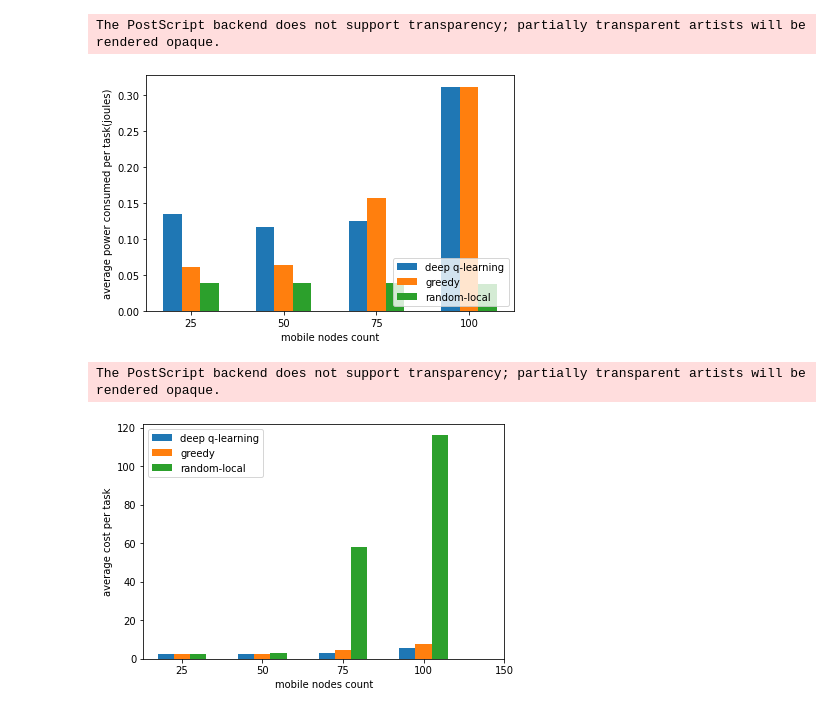
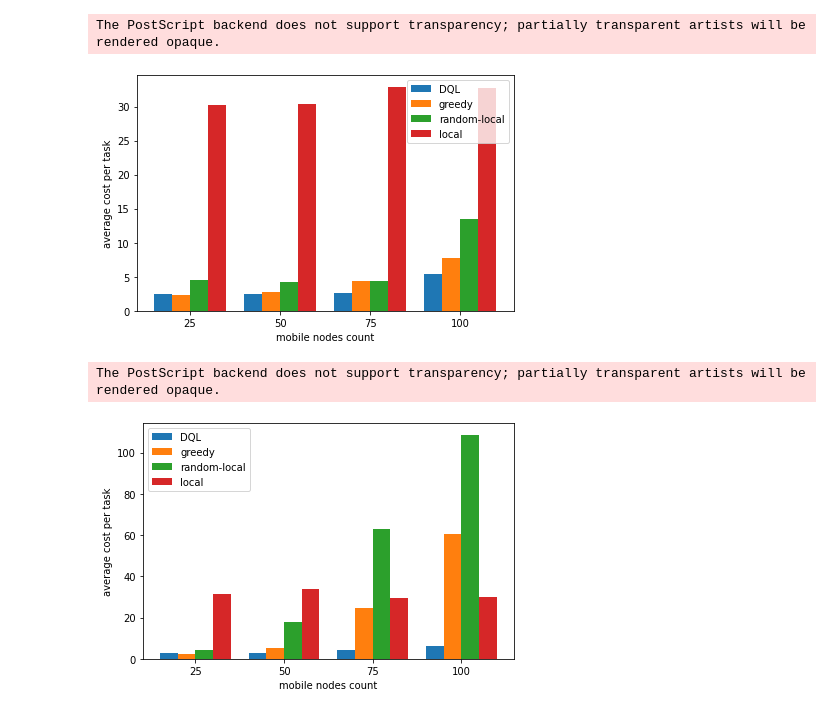
Before and after one commit to ahmadzendebudi/edge_simulation1, a Jupyter notebook: plots.ipynb, the cells around one changed output. Saved outputs shown, nothing was run; the diff lists cells and outputs as text; code cells hidden in the pictures.

```diff
--- a/plots.ipynb
+++ b/plots.ipynb
@@ -202,0 +535,30 @@ The PostScript backend does not support transparency; partially transparent arti
+# %%
+variable_conditions_method = {
+    "DQL": (df["mobile_selector"] == "dql_remote") & (df["edge_selector"] == "dql_remote") & (df["boxworld_centered_mobile_nodes"] == True),
+    "greedy": (df["mobile_selector"] == "greedy") & (df["edge_selector"] == "greedy") & (df["boxworld_centered_mobile_nodes"] == True),
+    "random-local": (df["mobile_selector"] == "random") & (df["edge_selector"] == "local") & (df["boxworld_centered_mobile_nodes"] == True),
+    "local": (df["mobile_selector"] == "local") & (df["edge_selector"] == "local") & (df["boxworld_centered_mobile_nodes"] == True),
+    "remote-local": (df["mobile_selector"] == "remote") & (df["edge_selector"] == "local") & (df["boxworld_centered_mobile_nodes"] == True)
+}
+variable_conditions_class = {
+    "25": (df["boxworld_mobile_nodes"] == 25),
+    "50": (df["boxworld_mobile_nodes"] == 50),
+    "75": (df["boxworld_mobile_nodes"] == 75),
+    "100": (df["boxworld_mobile_nodes"] == 100)
+}
+
+condition = (df["task_generator_lambda"] == 0.5)
+results = []
+for key_method, value_method in variable_conditions_method.items():
+    item_condition = condition & value_method
+    result = []
+    for key_class, value_class in variable_conditions_class.items():
+        class_condition = item_condition & value_class
+        data = df.loc[class_condition, ["power"]].mean()
+        result.append(data["power"])
+    results.append(result)
+
+
+barchartPlotter(results, list(variable_conditions_method.keys()), list(variable_conditions_class.keys()),
+                "average power consumed per task(joules)", xLabel = "mobile nodes count",
+                 savePath = "plots/mobile_node_counts_power", legenLoc="upper right")
@@ -203,46 +568,46 @@ The PostScript backend does not support transparency; partially transparent arti
 # %%
 variable_conditions_method = {
-    "deep q-learning": (df["mobile_selector"] == "dql_remote") & (df["edge_selector"] == "dql_remote"),
-    "greedy": (df["mobile_selector"] == "greedy") & (df["edge_selector"] == "greedy"),
-    "random-local": (df["mobile_selector"] == "random") & (df["edge_selector"] == "local")
+    "DQL": (df["mobile_selector"] == "dql_remote") & (df["edge_selector"] == "dql_remote") & (df["boxworld_centered_mobile_nodes"] == False),
+    "greedy": (df["mobile_selector"] == "greedy") & (df["edge_selector"] == "greedy") & (df["boxworld_centered_mobile_nodes"] == False),
+    "random-local": (df["mobile_selector"] == "random") & (df["edge_selector"] == "local") & (df["boxworld_centered_mobile_nodes"] == False),
+    "local": (df["mobile_selector"] == "local") & (df["edge_selector"] == "local") & (df["boxworld_centered_mobile_nodes"] == False)
 }
 variable_conditions_class = {
     "25": (df["boxworld_mobile_nodes"] == 25),
     "50": (df["boxworld_mobile_nodes"] == 50),
     "75": (df["boxworld_mobile_nodes"] == 75),
     "100": (df["boxworld_mobile_nodes"] == 100)
 }
 
 condition = (df["task_generator_lambda"] == 0.5) & (df["arrival_time"] >= 100)
 results = []
 for key_method, value_method in variable_conditions_method.items():
     item_condition = condition & value_method
     result = []
     for key_class, value_class in variable_conditions_class.items():
         class_condition = item_condition & value_class
-        data = df.loc[class_condition, ["power"]].mean()
-        result.append(data["power"])
+        data = -df.loc[class_condition, ["reward"]].mean()
+        result.append(data["reward"])
     results.append(result)
 
 
 barchartPlotter(results, list(variable_conditions_method.keys()), list(variable_conditions_class.keys()),
-                "average power consumed per task(joules)", xLabel = "mobile nodes count",
-                 savePath = "plots/mobile_node_counts_power", legenLoc="lower right")
+                "average cost per task", xLabel = "mobile nodes count", savePath = "plots/mobile_node_counts_reward")
 # %% [output]
 The PostScript backend does not support transparency; partially transparent artists will be rendered opaque.
-[figure, old version]
+[figure, new version]
 # %%
 variable_conditions_method = {
-    "deep q-learning": (df["mobile_selector"] == "dql_remote") & (df["edge_selector"] == "dql_remote"),
-    "greedy": (df["mobile_selector"] == "greedy") & (df["edge_selector"] == "greedy"),
-    "random-local": (df["mobile_selector"] == "random") & (df["edge_selector"] == "local")
+    "DQL": (df["mobile_selector"] == "dql_remote") & (df["edge_selector"] == "dql_remote") & (df["boxworld_centered_mobile_nodes"] == True),
+    "greedy": (df["mobile_selector"] == "greedy") & (df["edge_selector"] == "greedy") & (df["boxworld_centered_mobile_nodes"] == True),
+    "random-local": (df["mobile_selector"] == "random") & (df["edge_selector"] == "local") & (df["boxworld_centered_mobile_nodes"] == True),
+    "local": (df["mobile_selector"] == "local") & (df["edge_selector"] == "local") & (df["boxworld_centered_mobile_nodes"] == True)
 }
 variable_conditions_class = {
     "25": (df["boxworld_mobile_nodes"] == 25),
     "50": (df["boxworld_mobile_nodes"] == 50),
     "75": (df["boxworld_mobile_nodes"] == 75),
-    "100": (df["boxworld_mobile_nodes"] == 100),
-    "150": (df["boxworld_mobile_nodes"] == 150)
+    "100": (df["boxworld_mobile_nodes"] == 100)
 }
 
 condition = (df["task_generator_lambda"] == 0.5) & (df["arrival_time"] >= 100)
@@ -261,4 +626,4 @@ barchartPlotter(results, list(variable_conditions_method.keys()), list(variable_
                 "average cost per task", xLabel = "mobile nodes count", savePath = "plots/mobile_node_counts_reward")
 # %% [output]
 The PostScript backend does not support transparency; partially transparent artists will be rendered opaque.
-[figure, old version]
+[figure, new version]
```
Also changed, not shown: parts of 23 cells of this notebook, 17 other files.
